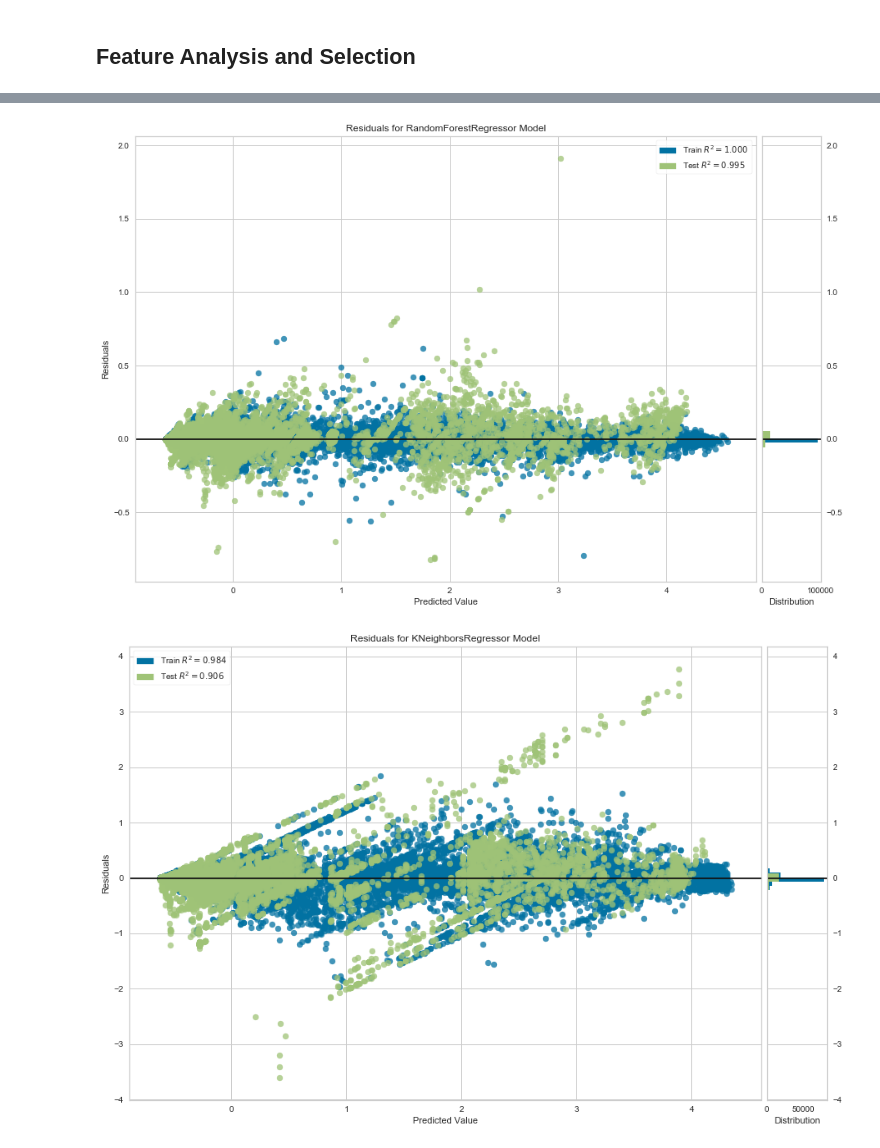
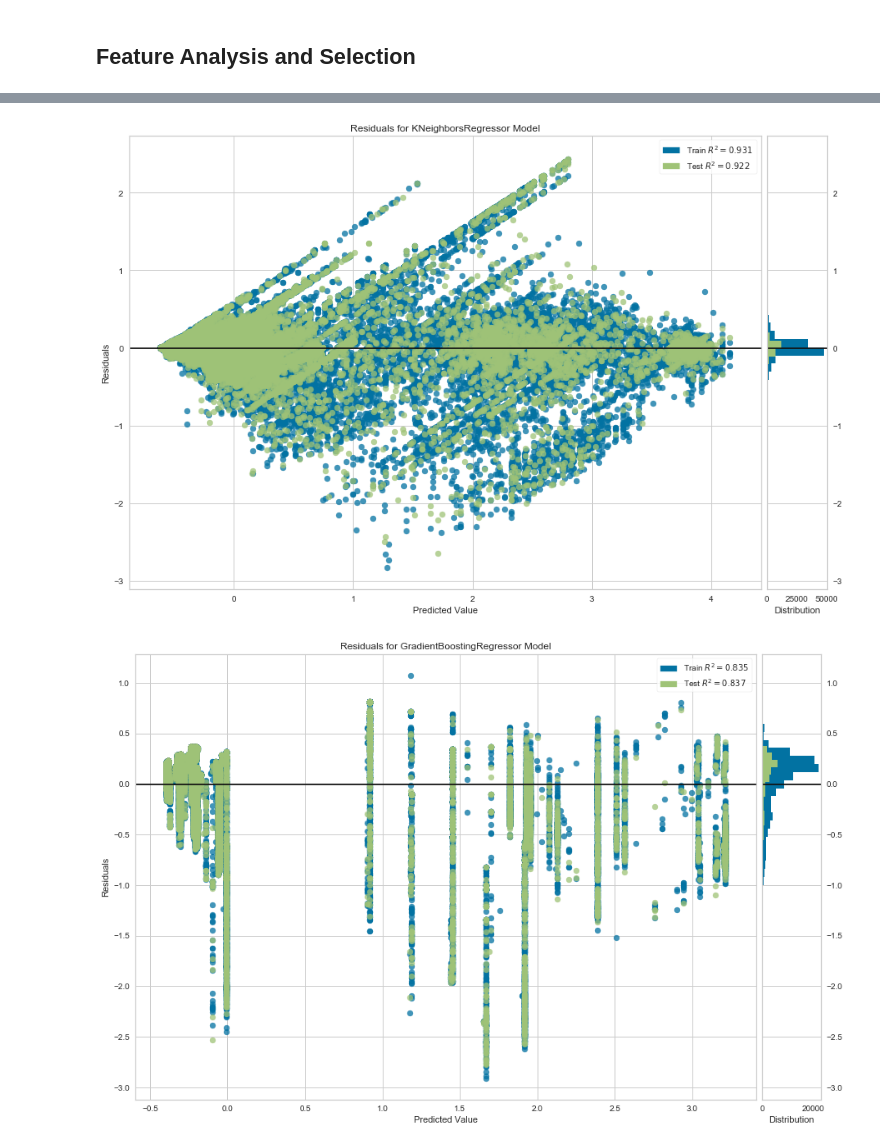
Before and after one commit to fagan2888/EnergyScience, a Jupyter notebook: model-evaluation-Seattle.ipynb, the cells around one changed output, grey strips where cells are left out. Drawn from its saved outputs; the diff is of its cells as text; code cells hidden in the pictures.

Commit message:
Model evaluation and visualization updates

```diff
--- a/model-evaluation-Seattle.ipynb
+++ b/model-evaluation-Seattle.ipynb
@@ -236,5 +212,6 @@ dataset_labels = processed_data['Electricity:Facility [kW](Hourly)_future']
 X_train, X_test, y_train, y_test = timeseries_train_test_split(dataset_features, dataset_labels, test_size=0.2)
 # %%
+X_train, X_test, y_train, y_test = train_test_split(dataset_features, dataset_labels, test_size=0.2)
 from yellowbrick.regressor import PredictionError
 model = LinearRegression(normalize=True)
 est = model.fit(X_train, y_train)
@@ -273,5 +250,5 @@ Coefficients: [ 4.47205584e-02 -1.92761491e+08  8.16623574e+10 -8.16271581e+10
 # %%
-X_train, X_test, y_train, y_test = timeseries_train_test_split(dataset_features, dataset_labels, test_size=0.2)
+# X_train, X_test, y_train, y_test = timeseries_train_test_split(dataset_features, dataset_labels, test_size=0.2)
 ridge = Ridge(alpha=1000)
 ridge.fit(X_train, y_train)
 
@@ -381,26 +411,0 @@ print(list(dataset_features.iloc[:, sfm.get_support(indices=True)]))
-# %%
-tscv = TimeSeriesSplit(n_splits=5)
-#kf = KFold(n_splits=2, random_state=None, shuffle=False)
-rmse = []
-r2 = []
-indices = []
-for train_index, test_index in tscv.split(dataset_features):
-    print("TRAIN:", train_index, "TEST:", test_index)
-    X_train, X_test = dataset_features.iloc[train_index], dataset_features.iloc[test_index]
-    indices.append(train_index)
-    y_train, y_test = dataset_labels.iloc[train_index], dataset_labels.iloc[test_index]
-    ridge = Ridge(alpha=1000)
-    ridge.fit(X_train, y_train)
-    expected = y_test
-    predicted = ridge.predict(X_test)
-    #model = LinearRegression()
-    #model.fit(X_train, y_train)
-    #expected = y_test
-    #predicted = model.predict(X_test)
-    rmse.append(mse(expected, predicted))
-    r2.append(r2_score(expected, predicted))
-
-print('Linear Regression model')
-print('Mean Squared Error: {}'.format(rmse))
-print('Coefficient of Determination: {}'.format(r2))
-print('Train indices: {}'.format(indices))
@@ -441,0 +484,10 @@ visualizer.poof()                 # Draw/show/poof the data
+# %%
+from yellowbrick.regressor import ResidualsPlot
+
+# Instantiate the linear model and visualizer
+model = RandomForestRegressor(n_estimators=50, max_depth=3)
+visualizer = ResidualsPlot(model, size=(1080, 720))
+
+visualizer.fit(X_train, y_train)  # Fit the training data to the visualizer
+visualizer.score(X_test, y_test)  # Evaluate the model on the test data
+visualizer.poof()                 # Draw/show/poof the data
@@ -442,27 +496,28 @@ visualizer.poof()                 # Draw/show/poof the data
 # %%
-from sklearn.svm import SVR
+from sklearn.neighbors import KNeighborsRegressor
+
 from yellowbrick.regressor import ResidualsPlot
 
 # Instantiate the linear model and visualizer
-model = RandomForestRegressor()
+model = KNeighborsRegressor(n_neighbors=15)
 visualizer = ResidualsPlot(model, size=(1080, 720))
 
 visualizer.fit(X_train, y_train)  # Fit the training data to the visualizer
 visualizer.score(X_test, y_test)  # Evaluate the model on the test data
 visualizer.poof()                 # Draw/show/poof the data
 # %% [output]
-[figure, old version]
+[figure, new version]
 # %%
-from sklearn.neighbors import KNeighborsRegressor
+from sklearn.ensemble import GradientBoostingRegressor
 
 from yellowbrick.regressor import ResidualsPlot
 
 # Instantiate the linear model and visualizer
-model = KNeighborsRegressor()
-visualizer = ResidualsPlot(model, size=(1080, 720))
+gb = GradientBoostingRegressor(n_estimators=50, max_depth=2, learning_rate=0.05)
+visualizer = ResidualsPlot(gb, size=(1080, 720))
 
 visualizer.fit(X_train, y_train)  # Fit the training data to the visualizer
 visualizer.score(X_test, y_test)  # Evaluate the model on the test data
 visualizer.poof()                 # Draw/show/poof the data
 # %% [output]
-[figure, old version]
+[figure, new version]
```
Also changed, not shown: parts of 24 cells of this notebook, 6 other files.
